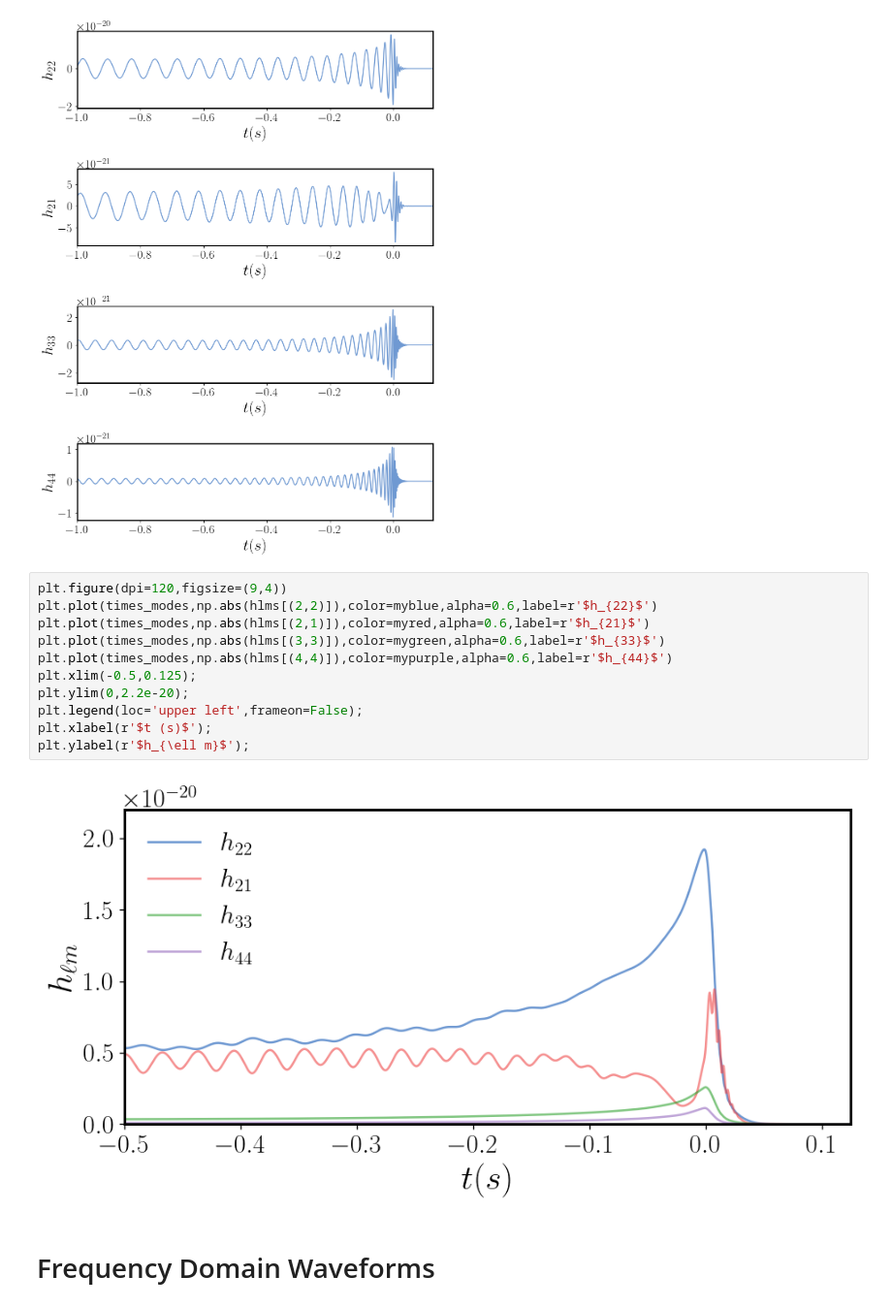
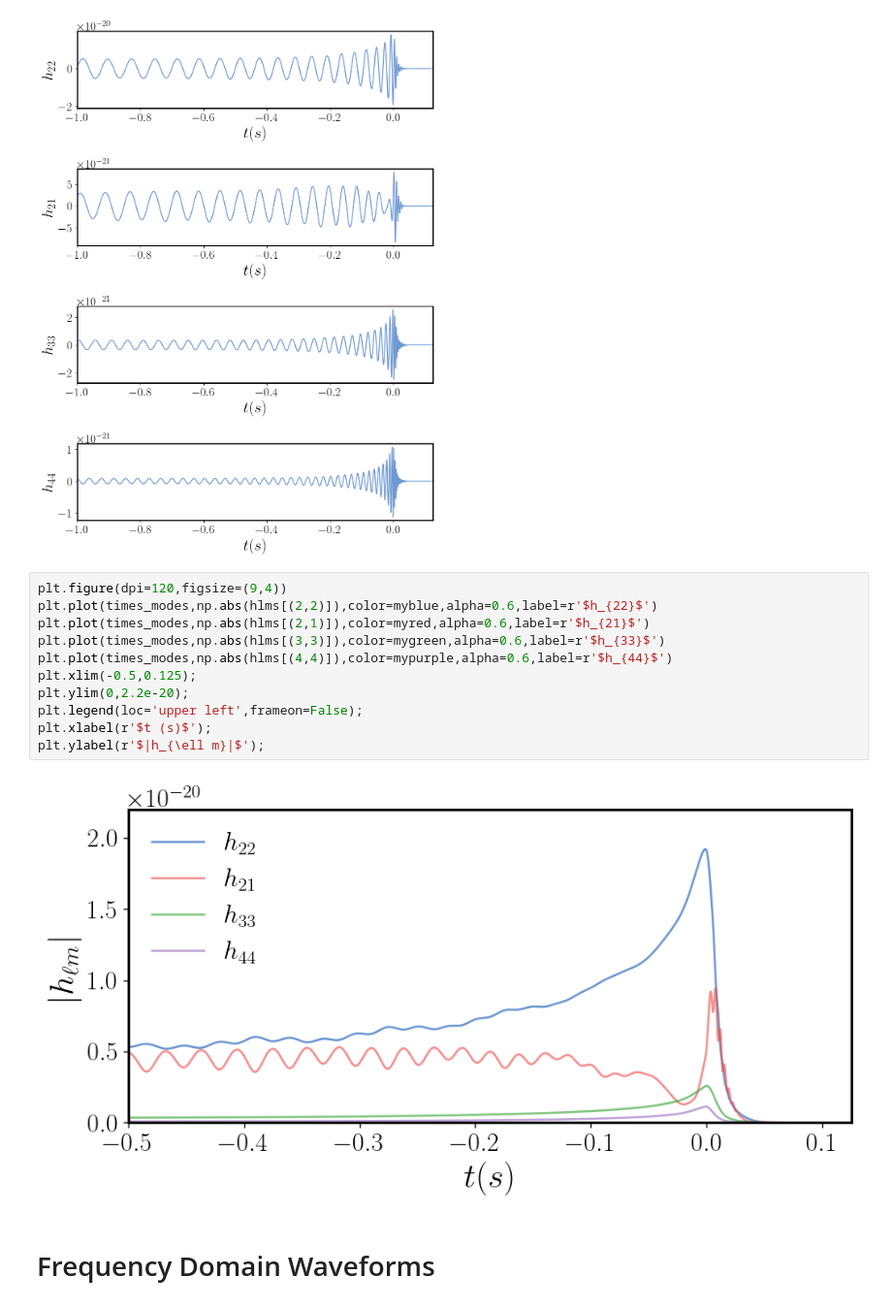
Before and after one commit to PatriciaSchmidt/GWATUT-waveforms, a Jupyter notebook: waveforms_tutorial.ipynb, the cells around one changed output. Shown at 97% size. Saved outputs shown, nothing was run; the diff lists cells and outputs as text.

```diff
--- a/waveforms_tutorial.ipynb
+++ b/waveforms_tutorial.ipynb
@@ -363,16 +365,16 @@ plt.tight_layout();
 # %%
 plt.figure(dpi=120,figsize=(9,4))
 plt.plot(times_modes,np.abs(hlms[(2,2)]),color=myblue,alpha=0.6,label=r'$h_{22}$')
 plt.plot(times_modes,np.abs(hlms[(2,1)]),color=myred,alpha=0.6,label=r'$h_{21}$')
 plt.plot(times_modes,np.abs(hlms[(3,3)]),color=mygreen,alpha=0.6,label=r'$h_{33}$')
 plt.plot(times_modes,np.abs(hlms[(4,4)]),color=mypurple,alpha=0.6,label=r'$h_{44}$')
 plt.xlim(-0.5,0.125);
 plt.ylim(0,2.2e-20);
 plt.legend(loc='upper left',frameon=False);
 plt.xlabel(r'$t (s)$');
-plt.ylabel(r'$h_{\ell m}$');
+plt.ylabel(r'$|h_{\ell m}|$');
 # %% [output]
-[figure, old version]
+[figure, new version]
 # %% [markdown]
 # Frequency Domain Waveforms
 # %%
```
Also changed, not shown: parts of 9 cells of this notebook.
